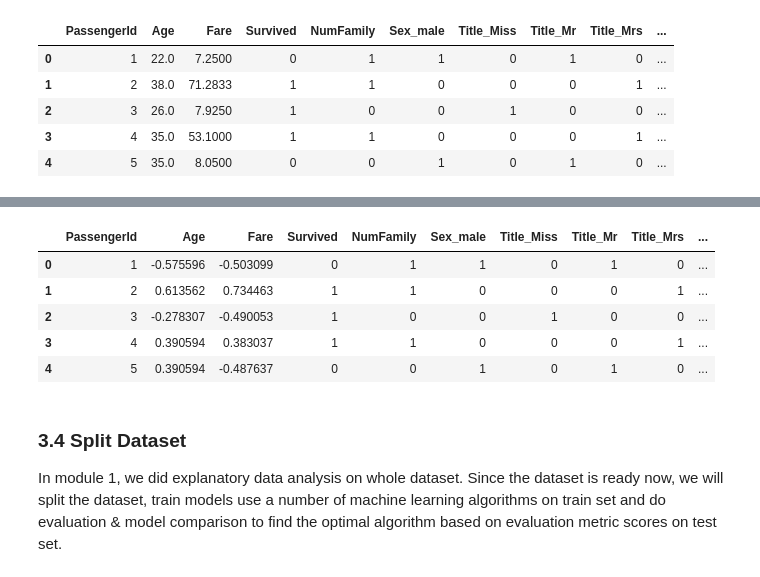
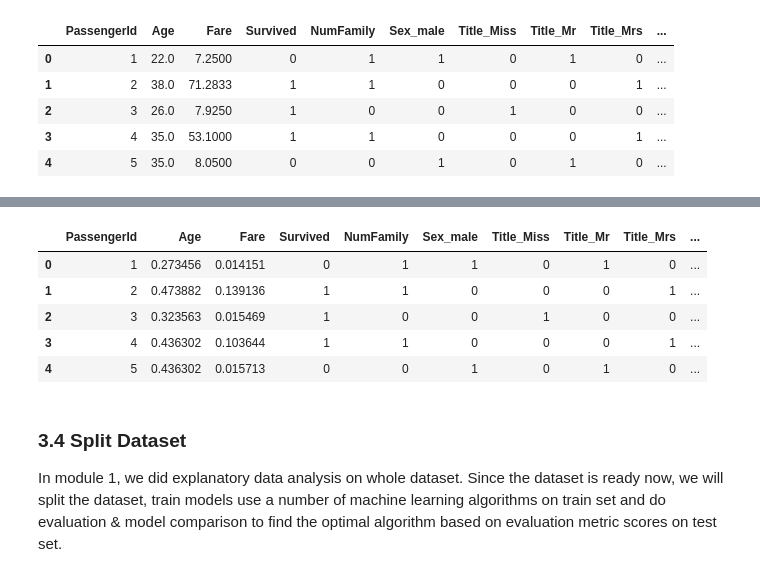
Before and after one commit to CoolGIRLCOCO/Project-Titantic-Survival-Prediction-ToBContinuted, a Jupyter notebook: Predict Survival on Titanic Datasets Using Classification Methods(Part 2).ipynb, the cells around one changed output, grey strips where cells are left out. Saved outputs shown, nothing was run; the diff lists cells and outputs as text; code cells hidden in the pictures.

```diff
--- a/Predict Survival on Titanic Datasets Using Classification Methods(Part 2).ipynb
+++ b/Predict Survival on Titanic Datasets Using Classification Methods(Part 2).ipynb
@@ -103,16 +103,19 @@ instead of min-max normalization
 as follows:
 # %%
 Data2 = Data1.copy()
-Data2.Age=(Data2.Age-Data2.Age.mean())/Data2.Age.std()
-Data2.Fare=(Data2.Fare-Data2.Fare.mean())/Data2.Fare.std()
+#Data2.Age=(Data2.Age-Data2.Age.mean())/Data2.Age.std()
+#Data2.Fare=(Data2.Fare-Data2.Fare.mean())/Data2.Fare.std()
+Data2.Age=(Data2.Age-Data2.Age.min())/(Data2.Age.max()-Data2.Age.min())
+Data2.Fare=(Data2.Fare-Data2.Fare.min())/(Data2.Fare.max()-Data2.Fare.min())
+
 Data2.head()
 # %% [output]
 |  | PassengerId | Age | Fare | Survived | NumFamily | Sex_male | Title_Miss | Title_Mr | Title_Mrs | ... |
-| 0 | 1 | -0.575596 | -0.503099 | 0 | 1 | 1 | 0 | 1 | 0 | ... |
-| 1 | 2 | 0.613562 | 0.734463 | 1 | 1 | 0 | 0 | 0 | 1 | ... |
-| 2 | 3 | -0.278307 | -0.490053 | 1 | 0 | 0 | 1 | 0 | 0 | ... |
-| 3 | 4 | 0.390594 | 0.383037 | 1 | 1 | 0 | 0 | 0 | 1 | ... |
-| 4 | 5 | 0.390594 | -0.487637 | 0 | 0 | 1 | 0 | 1 | 0 | ... |
+| 0 | 1 | 0.273456 | 0.014151 | 0 | 1 | 1 | 0 | 1 | 0 | ... |
+| 1 | 2 | 0.473882 | 0.139136 | 1 | 1 | 0 | 0 | 0 | 1 | ... |
+| 2 | 3 | 0.323563 | 0.015469 | 1 | 0 | 0 | 1 | 0 | 0 | ... |
+| 3 | 4 | 0.436302 | 0.103644 | 1 | 1 | 0 | 0 | 0 | 1 | ... |
+| 4 | 5 | 0.436302 | 0.015713 | 0 | 0 | 1 | 0 | 1 | 0 | ... |
 # %% [markdown]
 ### 3.4 Split Dataset
 
```
Also changed, not shown: parts of 10 cells of this notebook.
